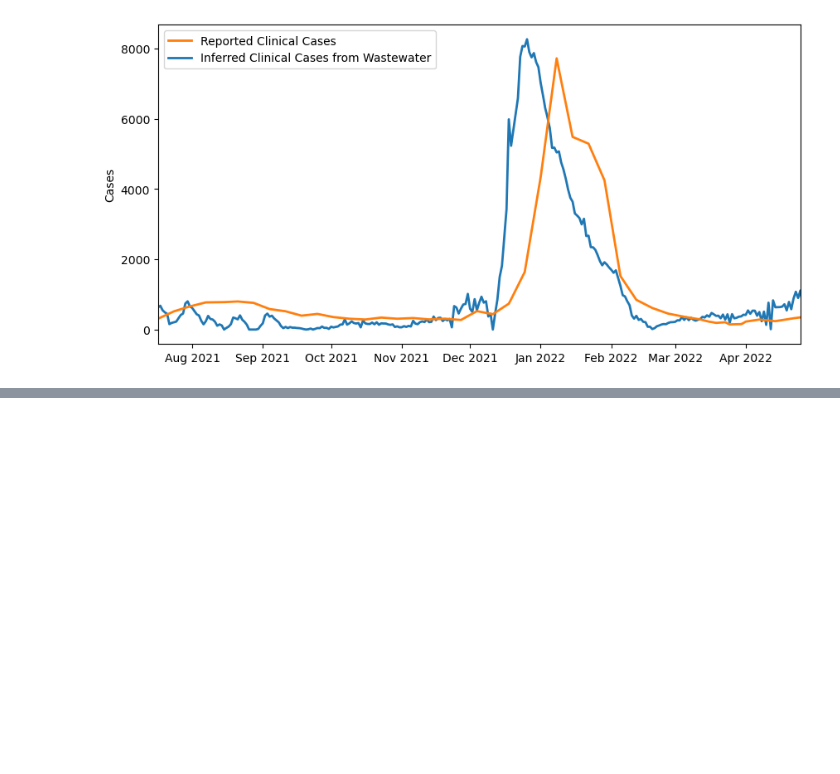
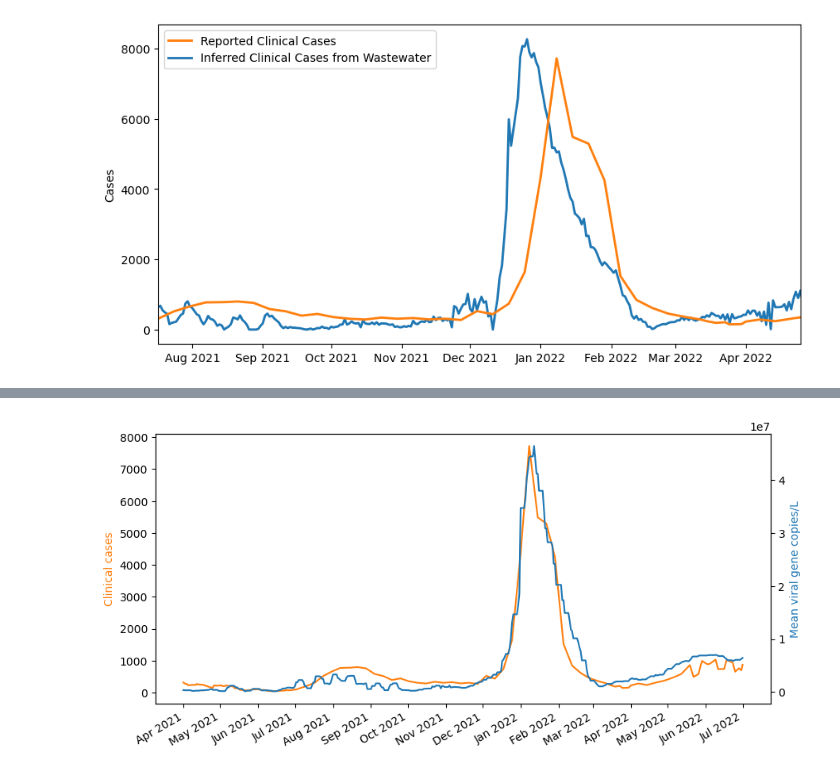
Before and after one commit to elizabethmurphy24/Wastewater-Surveillence, a Jupyter notebook: Re.ipynb, the cells around one changed output, grey strips where cells are left out. Drawn from its saved outputs; the diff is of its cells as text; code cells hidden in the pictures; blank space fills up the shorter version.

Commit message:
presentation plots

```diff
--- a/Re.ipynb
+++ b/Re.ipynb
@@ -694,0 +388,98 @@ KeyError: 'Omicron'
+# %%
+import numpy as np
+# import pymc as pm
+# import arviz as az
+import pandas as pd
+import pickle
+import json
+# import requests
+from scipy import signal
+from datetime import date,timedelta
+# import yaml
+import copy
+
+import datetime
+import matplotlib.pyplot as plt
+import matplotlib.dates as mdates
+import matplotlib.ticker as mticker
+
+start = pd.to_datetime('2023-01-01')
+eval_dates = [start + datetime.timedelta(days=7*j) for j in range(0,52)]
+
+
+# option 2: use SD county data, resolved by catchment.
+cases = pd.read_csv('/Users/elizabethmurphy/Downloads/cases.csv',index_col=0)
+cases = cases[cases['catchment'] =='PointLoma']
+cases = cases[(cases.index>='2021-04-01') & (cases.index<='2022-07-01')]
+cases.index = pd.to_datetime(cases.index)
+cases = cases.groupby(pd.Grouper(freq='D'))[['new_cases']].sum()
+cases['cases'] = cases['new_cases'].rolling(window=7, center=True, min_periods=0).mean()
+# cases['positivity'] = cases['cases'].rolling(window=7, center=True, min_periods=0).mean()/cases['total_tests'].rolling(window=7, center=True, min_periods=0).mean()
+ww_dict = {'Point Loma':['/Users/elizabethmurphy/Downloads/PointLoma_sewage_seqs.csv','/Users/elizabethmurphy/Downloads/PointLoma_sewage_qPCR.csv']}
+for site, files in zip(ww_dict.keys(),ww_dict.values()):
+    df = pd.read_csv(f'{files[0]}')
+
+    df['Date'] = pd.to_datetime(df['Date'])
+    df.columns = [dfc.split(' (')[0] for dfc in df.columns]
+    df =df.set_index('Date')
+    df = df[df.index>='2021-04-01']
+    df = df[df.index<='2022-07-01']
+    df = df.dropna(axis = 0, how = 'all')
+    df = df.fillna(0)
+    df = df/100.
+
+    df = df.drop(columns=['Other'])
+    df = df[df.columns[df.sum(axis=0) > 0.01]]
+
+    cdf = pd.read_csv(f'{files[1]}')
+    cdf['Sample_Date'] = pd.to_datetime(cdf['Sample_Date'])
+    cdf =cdf.set_index('Sample_Date')
+
+    cdf = cdf.resample('D').asfreq()
+    cdf = cdf.rolling(window=7, center=True, min_periods=0).mean()
+    sharedInds = np.sort(list(set(cdf.index) & set(cases.index)))
+    cdf = cdf.loc[sharedInds]
+
+
+minInd = np.max([cdf.index.min(),cases.index.min()])
+maxInd = np.min([cdf.index.max(),cases.index.max()])
+
+cdf = cdf[cdf.index>=minInd]
+cdf = cdf[cdf.index<=maxInd]
+
+cases = cases[cases.index>=minInd]
+cases = cases[cases.index<=maxInd]
+
+cdf = pd.concat([cdf,cases],axis=1)
+cdf = cdf.dropna(how='any')
+
+N = 42
+F = 14
+X = np.array([cdf['cases'].values[(j-F):(j+N-F)] for j in range(F,(cdf.shape[0]-N+F))])#/cdf['Mean viral gene copies/L'].mean()
+Y = np.array(cdf['Mean viral gene copies/L'].values[F:(len(cdf['Mean viral gene copies/L'])-N+F)])#/cdf['Mean viral gene copies/L'].mean()
+
+import cvxpy as cp
+# least squares problem
+x = cp.Variable(N)
+cost = cp.norm(X @ x - Y,2)
+## add some constraints on the shape of the curve.
+constraints = [x >= 0, x[0]==0,cp.diff(x[0:F])>=0., cp.abs(cp.diff(x)) <= 1000,cp.abs(cp.diff(x,2)) <= 50,cp.diff(x[N-20:N])<=0.]
+prob = cp.Problem(cp.Minimize(cost),constraints)
+prob.solve(solver=cp.CLARABEL)
+lags = np.arange(N) - F
+# fig,ax = plt.subplots()
+# ax.plot(lags,x.value)
+# ax.set_xlabel("Days after detection")
+
+fig, ax = plt.subplots(figsize=(10, 5))
+ax.plot(cdf.index,cdf['cases'],color='#ff7f0e')
+ax2 = ax.twinx()
+ax2.plot(cdf.index,cdf['Mean viral gene copies/L'],color='#1f77b4')
+ax.set_ylabel('Clinical cases',color='#ff7f0e')
+ax2.set_ylabel('Mean viral gene copies/L',color='#1f77b4')
+ax.xaxis.set_major_locator(mdates.MonthLocator(bymonthday=1))
+ax.xaxis.set_minor_locator(mticker.NullLocator())
+ax.xaxis.set_major_formatter(mdates.DateFormatter('%b %Y'))
+fig.autofmt_xdate()
+# %% [output]
+[figure, added]
```
Also changed, not shown: parts of 4 cells of this notebook, 1 other file.
